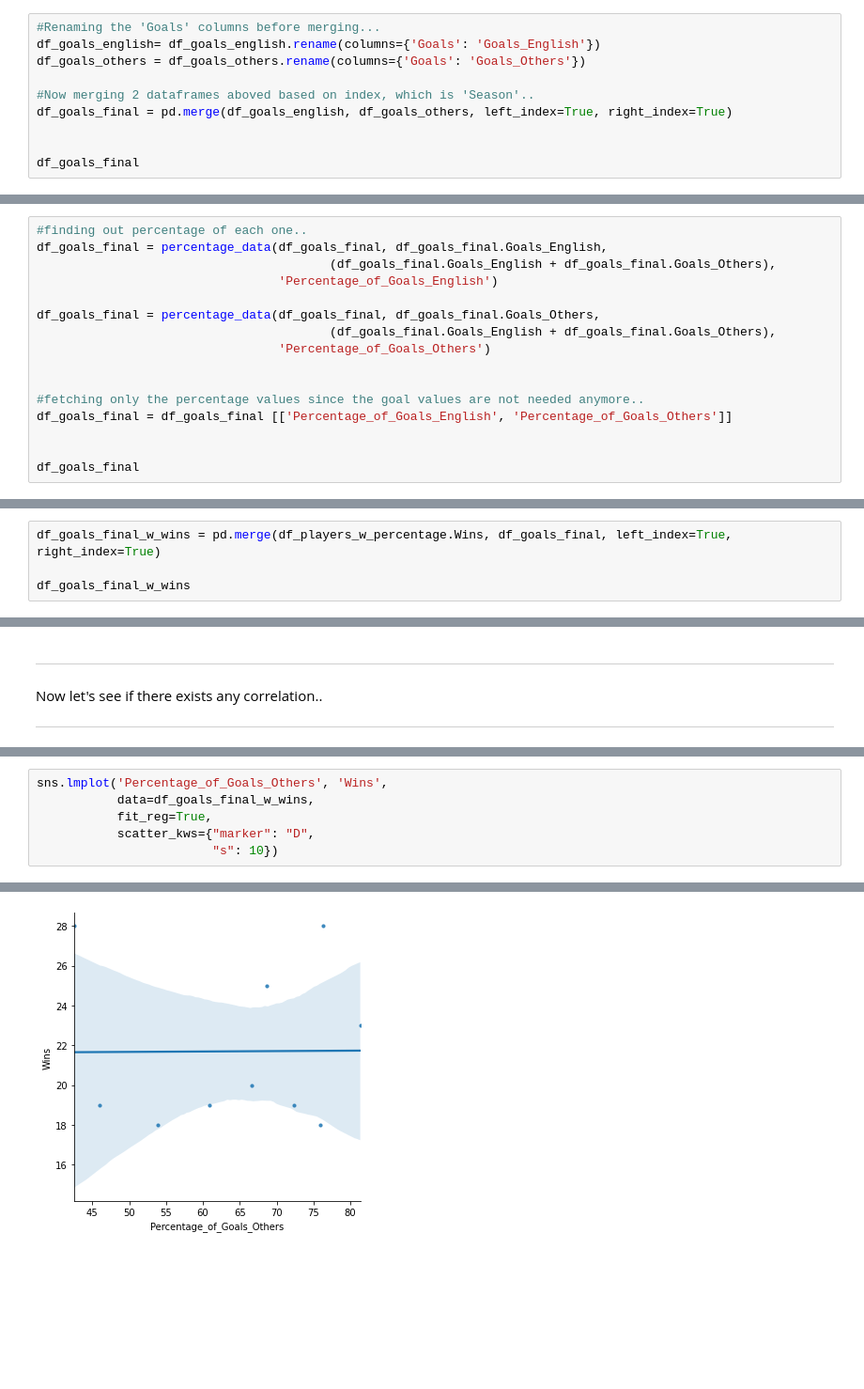
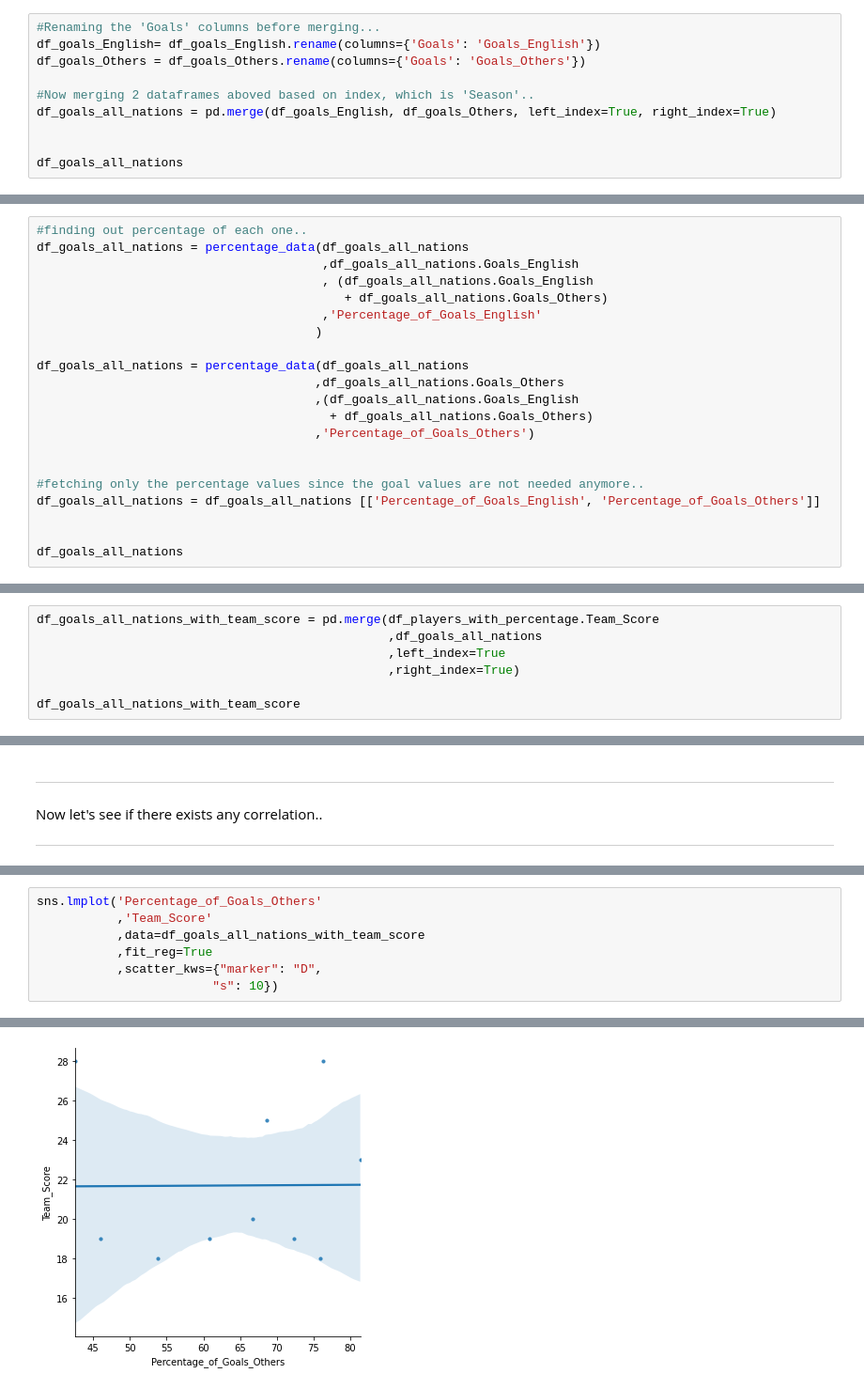
Before and after one commit to ayktonr/uol_dsc020_cw, a Jupyter notebook: cw_main.ipynb, the cells around one changed output, grey strips where cells are left out. Shown at 94% size. Drawn from its saved outputs; the diff is of its cells as text; blank space fills up the shorter version.

```diff
--- a/cw_main.ipynb
+++ b/cw_main.ipynb
@@ -454,14 +508,14 @@ Merging these 2 tables to before plotting and calculate the percentage of the go
 ***
 # %%
 #Renaming the 'Goals' columns before merging...
-df_goals_english= df_goals_english.rename(columns={'Goals': 'Goals_English'})
-df_goals_others = df_goals_others.rename(columns={'Goals': 'Goals_Others'})
+df_goals_English= df_goals_English.rename(columns={'Goals': 'Goals_English'})
+df_goals_Others = df_goals_Others.rename(columns={'Goals': 'Goals_Others'})
 
 #Now merging 2 dataframes aboved based on index, which is 'Season'..
-df_goals_final = pd.merge(df_goals_english, df_goals_others, left_index=True, right_index=True)
+df_goals_all_nations = pd.merge(df_goals_English, df_goals_Others, left_index=True, right_index=True)
 
 
-df_goals_final
+df_goals_all_nations
 # %% [output]
 |  | Goals_English | Goals_Others |
 | Season |  |  |
@@ -484,20 +538,25 @@ Percentage calculation..
 ***
 # %%
 #finding out percentage of each one..
-df_goals_final = percentage_data(df_goals_final, df_goals_final.Goals_English,
-                                        (df_goals_final.Goals_English + df_goals_final.Goals_Others),
-                                 'Percentage_of_Goals_English')
+df_goals_all_nations = percentage_data(df_goals_all_nations
+                                       ,df_goals_all_nations.Goals_English
+                                       , (df_goals_all_nations.Goals_English
+                                          + df_goals_all_nations.Goals_Others)
+                                       ,'Percentage_of_Goals_English'
+                                      )
 
-df_goals_final = percentage_data(df_goals_final, df_goals_final.Goals_Others,
-                                        (df_goals_final.Goals_English + df_goals_final.Goals_Others),
-                                 'Percentage_of_Goals_Others')
+df_goals_all_nations = percentage_data(df_goals_all_nations
+                                      ,df_goals_all_nations.Goals_Others
+                                      ,(df_goals_all_nations.Goals_English
+                                        + df_goals_all_nations.Goals_Others)
+                                      ,'Percentage_of_Goals_Others')
 
 
 #fetching only the percentage values since the goal values are not needed anymore..
-df_goals_final = df_goals_final [['Percentage_of_Goals_English', 'Percentage_of_Goals_Others']]
+df_goals_all_nations = df_goals_all_nations [['Percentage_of_Goals_English', 'Percentage_of_Goals_Others']]
 
 
-df_goals_final
+df_goals_all_nations
 # %% [output]
 |  | Percentage_of_Goals_English | Percentage_of_Goals_Others |
 | Season |  |  |
@@ -534,7 +593,10 @@ and English vs for the wins
 
 ***
 # %%
-df_goals_final_w_wins = pd.merge(df_players_w_percentage.Wins, df_goals_final, left_index=True, right_index=True)
+df_goals_all_nations_with_team_score = pd.merge(df_players_with_percentage.Team_Score
+                                                ,df_goals_all_nations
+                                                ,left_index=True
+                                                ,right_index=True)
 
-df_goals_final_w_wins
+df_goals_all_nations_with_team_score
 # %% [output]
@@ -563,9 +625,10 @@ df_goals_final_w_wins.Wins.corr(df_goals_final_w_wins.Percentage_of_Goals_Others
 # %%
-sns.lmplot('Percentage_of_Goals_Others', 'Wins',
-           data=df_goals_final_w_wins,
-           fit_reg=True,
-           scatter_kws={"marker": "D",
+sns.lmplot('Percentage_of_Goals_Others'
+           ,'Team_Score'
+           ,data=df_goals_all_nations_with_team_score
+           ,fit_reg=True
+           ,scatter_kws={"marker": "D",
                         "s": 10})
 # %% [output]
 <seaborn.axisgrid.FacetGrid at 0x...>
-[figure, old version]
+[figure, new version]
```
Also changed, not shown: parts of 44 cells of this notebook, 2 other files.
